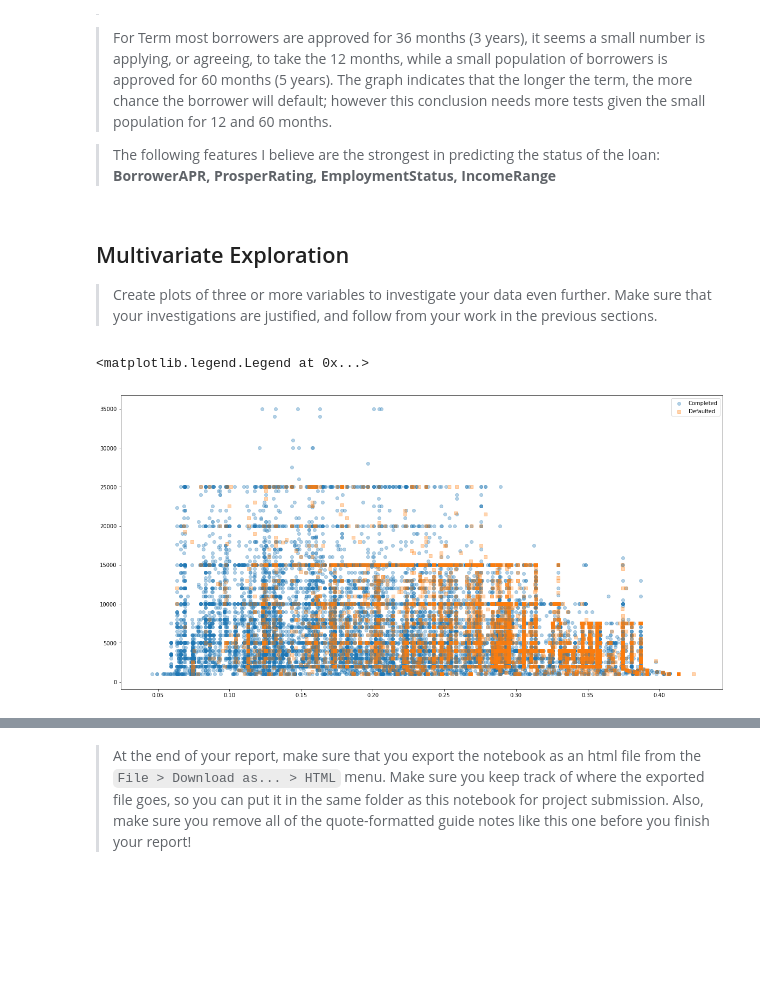
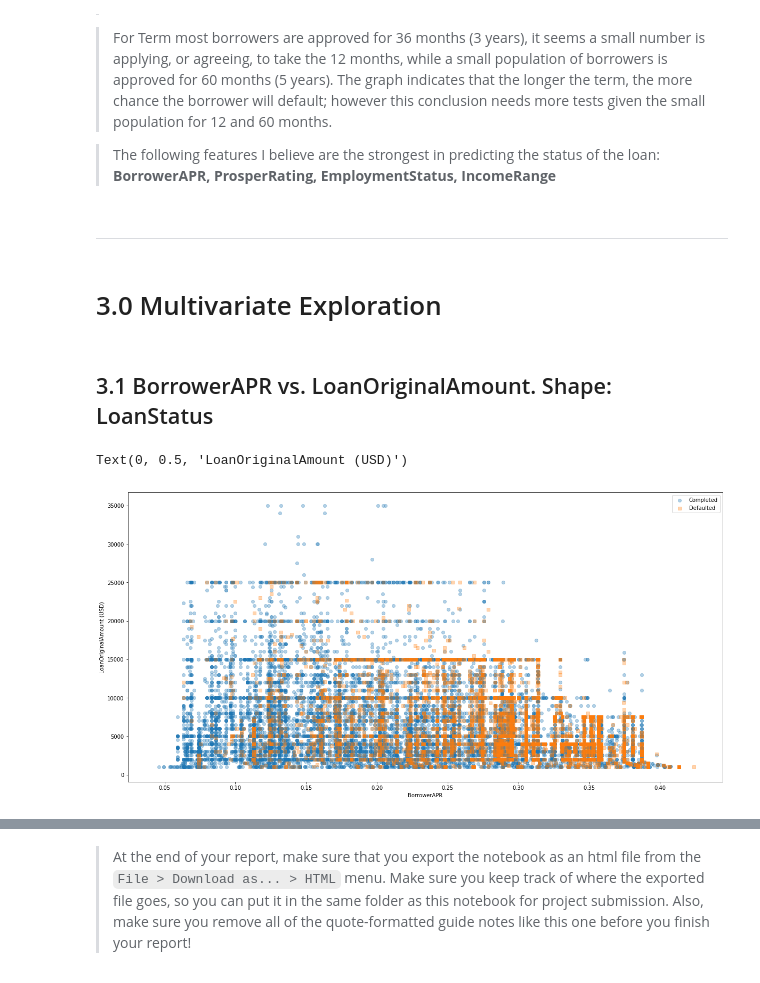
Before and after one commit to yaman-jaghbeer/Communicate-Data-Finding, a Jupyter notebook: exploration.ipynb, the cells around one changed output, grey strips where cells are left out. Saved outputs shown, nothing was run; the diff lists cells and outputs as text; code cells hidden in the pictures; blank space fills up the shorter version.

```diff
--- a/exploration.ipynb
+++ b/exploration.ipynb
@@ -740,22 +740,24 @@ In general, the Defaulting chance decrease and the Completed chance increase the
 > For Term most borrowers are approved for 36 months (3 years), it seems a small number is applying, or agreeing, to take the 12 months, while a small population of borrowers is approved for 60 months (5 years). The graph indicates that the longer the term, the more chance the borrower will default; however this conclusion needs more tests given the small population for 12 and 60 months.
 
 > The following features I believe are the strongest in predicting the status of the loan: **BorrowerAPR, ProsperRating, EmploymentStatus, IncomeRange**
-# %% [markdown]
-## Multivariate Exploration
-
-> Create plots of three or more variables to investigate your data even
-further. Make sure that your investigations are justified, and follow from
-your work in the previous sections.
+# %% [markdown]
+____________
+# %% [markdown]
+# 3.0 Multivariate Exploration
+# %% [markdown]
+## 3.1 BorrowerAPR vs. LoanOriginalAmount. Shape: LoanStatus
 # %%
 #BorrowerAPR, LoanOriginalAmount, shape: LoanStatus
 fsize(20,10)
 cat_markers = [['Completed', 'o'],
                ['Defaulted', 's']]
 
 for cat, marker in cat_markers:
     df_cat = prosper_df[prosper_df['LoanStatus'] == cat]
     plt.scatter(data = df_cat, x = 'BorrowerAPR', y = 'LoanOriginalAmount',  marker = marker,alpha=1/3)
 plt.legend(['Completed','Defaulted'])
+plt.xlabel('BorrowerAPR')
+plt.ylabel('LoanOriginalAmount (USD)')
 # %% [output]
-<matplotlib.legend.Legend at 0x...>
+Text(0, 0.5, 'LoanOriginalAmount (USD)')
-[figure, old version]
+[figure, new version]
```
Also changed, not shown: parts of 7 cells of this notebook.
